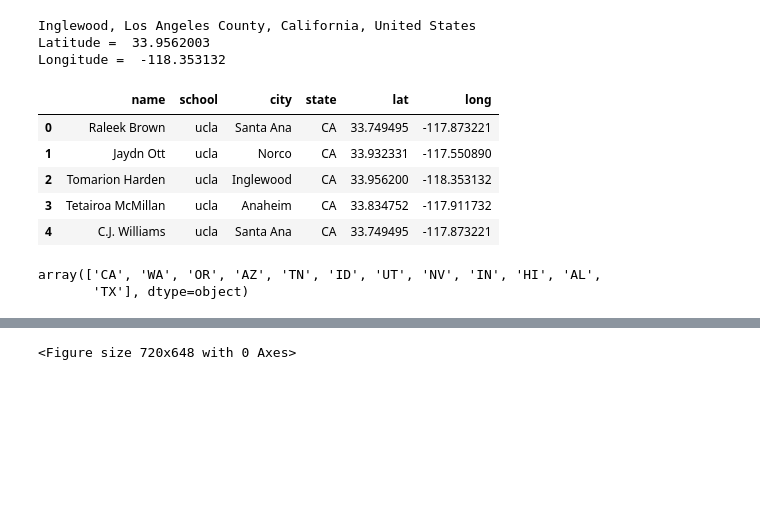
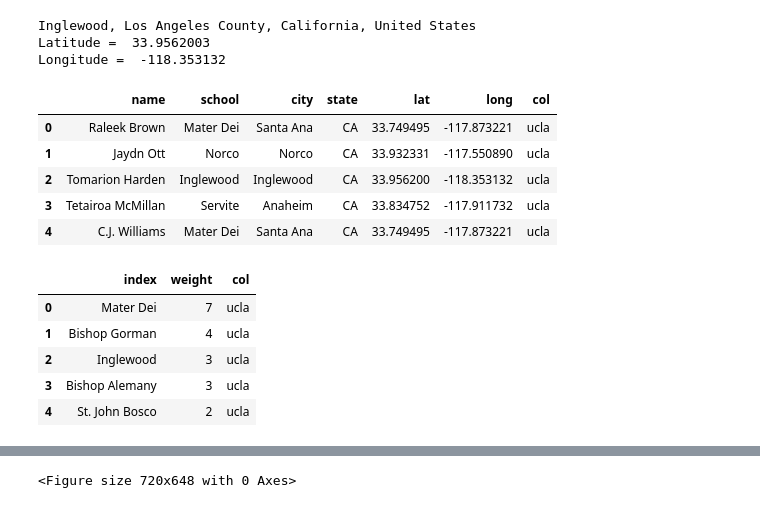
Before and after one commit to acgowda/cfb-recruit-net, a Jupyter notebook: network_visualization.ipynb, the cells around one changed output, grey strips where cells are left out. Cells and saved outputs as stored; diff of their text form; code cells hidden in the pictures; blank space fills up the shorter version.

```diff
--- a/network_visualization.ipynb
+++ b/network_visualization.ipynb
@@ -37,15 +37,28 @@ commits['school'] = college
 # %%
-offers['school'] = college
+offers['col'] = college
 offers.head()
 # %% [output]
-|  | name | school | city | state | lat | long |
-| 0 | Raleek Brown | ucla | Santa Ana | CA | 33.749495 | -117.873221 |
-| 1 | Jaydn Ott | ucla | Norco | CA | 33.932331 | -117.550890 |
-| 2 | Tomarion Harden | ucla | Inglewood | CA | 33.956200 | -118.353132 |
-| 3 | Tetairoa McMillan | ucla | Anaheim | CA | 33.834752 | -117.911732 |
-| 4 | C.J. Williams | ucla | Santa Ana | CA | 33.749495 | -117.873221 |
+|  | name | school | city | state | lat | long | col |
+| 0 | Raleek Brown | Mater Dei | Santa Ana | CA | 33.749495 | -117.873221 | ucla |
+| 1 | Jaydn Ott | Norco | Norco | CA | 33.932331 | -117.550890 | ucla |
+| 2 | Tomarion Harden | Inglewood | Inglewood | CA | 33.956200 | -118.353132 | ucla |
+| 3 | Tetairoa McMillan | Servite | Anaheim | CA | 33.834752 | -117.911732 | ucla |
+| 4 | C.J. Williams | Mater Dei | Santa Ana | CA | 33.749495 | -117.873221 | ucla |
-# %%
-offers['state'].unique()
-# %% [output]
-array(['CA', 'WA', 'OR', 'AZ', 'TN', 'ID', 'UT', 'NV', 'IN', 'HI', 'AL',
-       'TX'], dtype=object)
+# %%
+offers_hs = offers['school'].value_counts().reset_index(name = 'weight')
+commits_hs = commits['school'].value_counts().reset_index(name = 'weight')
+
+offers_hs['col'] = college
+commits_hs['col'] = college
+
+offers_hs['weight'] = offers_hs['weight']
+commits_hs['weight'] = commits_hs['weight']
+
+offers_hs.head()
+# %% [output]
+|  | index | weight | col |
+| 0 | Mater Dei | 7 | ucla |
+| 1 | Bishop Gorman | 4 | ucla |
+| 2 | Inglewood | 3 | ucla |
+| 3 | Bishop Alemany | 3 | ucla |
+| 4 | St. John Bosco | 2 | ucla |
```
Also changed, not shown: parts of 11 cells of this notebook.
